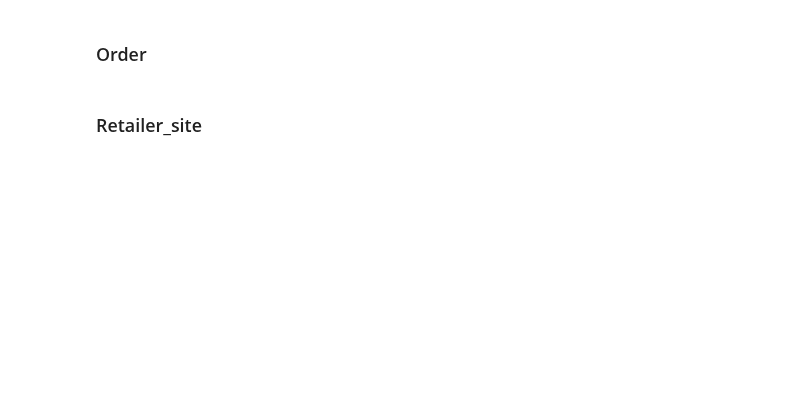
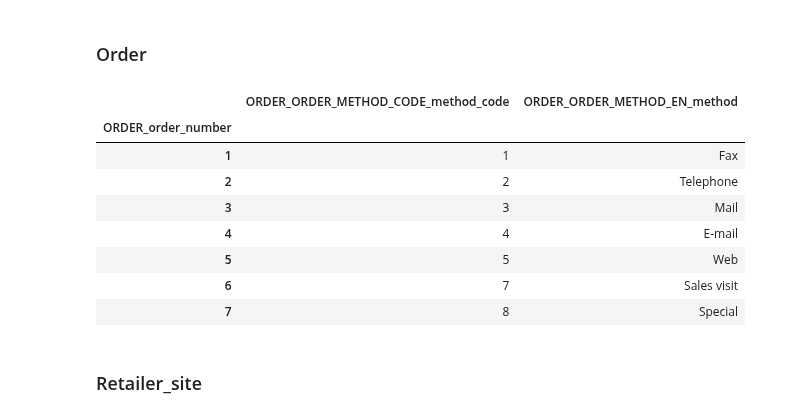
Before and after one commit to Nrojt/SE4-DEDS-Pyhton-opdrachten, a Jupyter notebook: week 4/4.3/Practicum_4.3.ipynb, the cells around one changed output. Cells and saved outputs as stored; diff of their text form; code cells hidden in the pictures; blank space fills up the shorter version.

```diff
--- a/week 4/4.3/Practicum_4.3.ipynb
+++ b/week 4/4.3/Practicum_4.3.ipynb
@@ -261,15 +314,25 @@ date.head()
 # %%
 # to be used in order header
 # making order dataframe with order_number as the primary key
 order = pd.DataFrame({'ORDER_order_number': range(1, len(go_sales_order_method) + 1)})
 order['ORDER_ORDER_METHOD_CODE_method_code'] = go_sales_order_method['ORDER_METHOD_CODE']
 order['ORDER_ORDER_METHOD_EN_method'] = go_sales_order_method['ORDER_METHOD_EN']
 
 order = order.set_index('ORDER_order_number')
 
 all_dataframes.append(order)
 
-order.head()
+order
+# %% [output]
+|  | ORDER_ORDER_METHOD_CODE_method_code | ORDER_ORDER_METHOD_EN_method |
+| ORDER_order_number |  |  |
+| 1 | 1 | Fax |
+| 2 | 2 | Telephone |
+| 3 | 3 | Mail |
+| 4 | 4 | E-mail |
+| 5 | 5 | Web |
+| 6 | 7 | Sales visit |
+| 7 | 8 | Special |
 # %% [markdown]
 ### Retailer_site
 # %%
```
Also changed, not shown: parts of 57 cells of this notebook.
